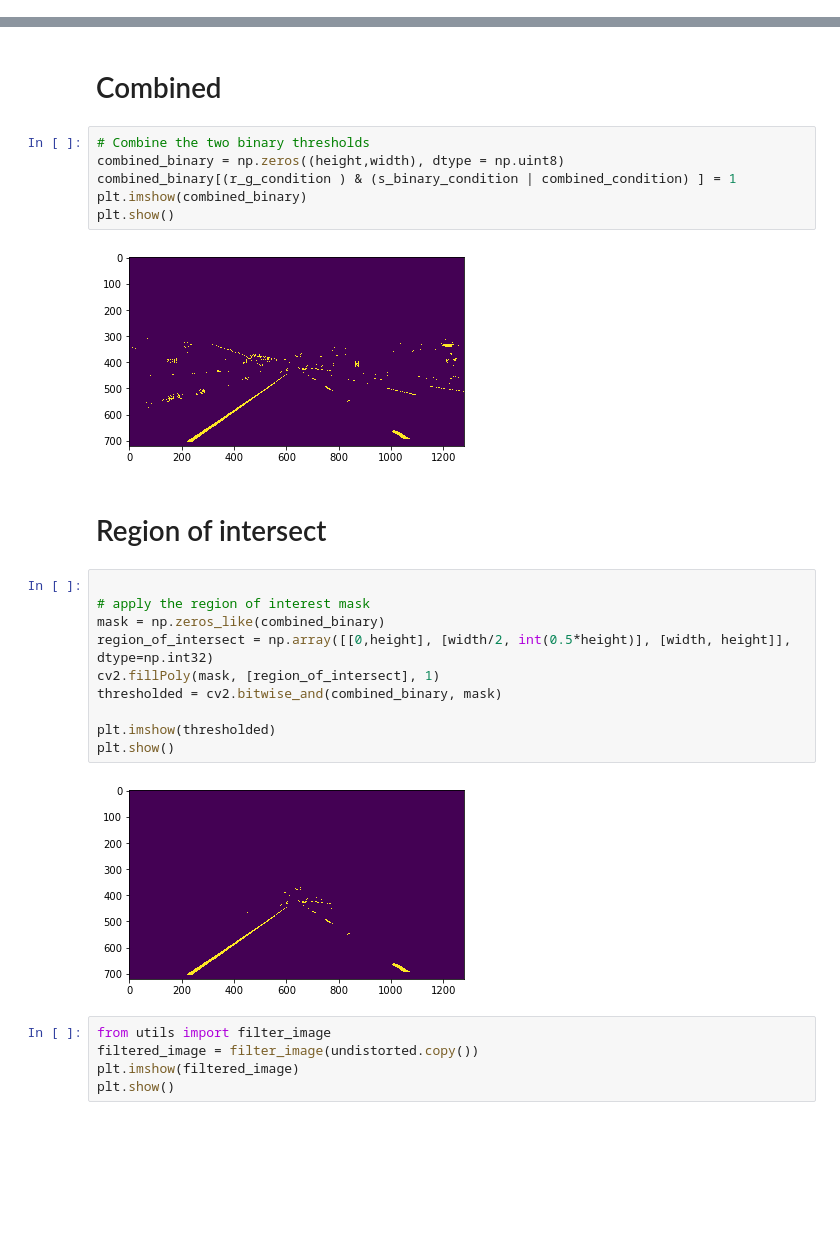
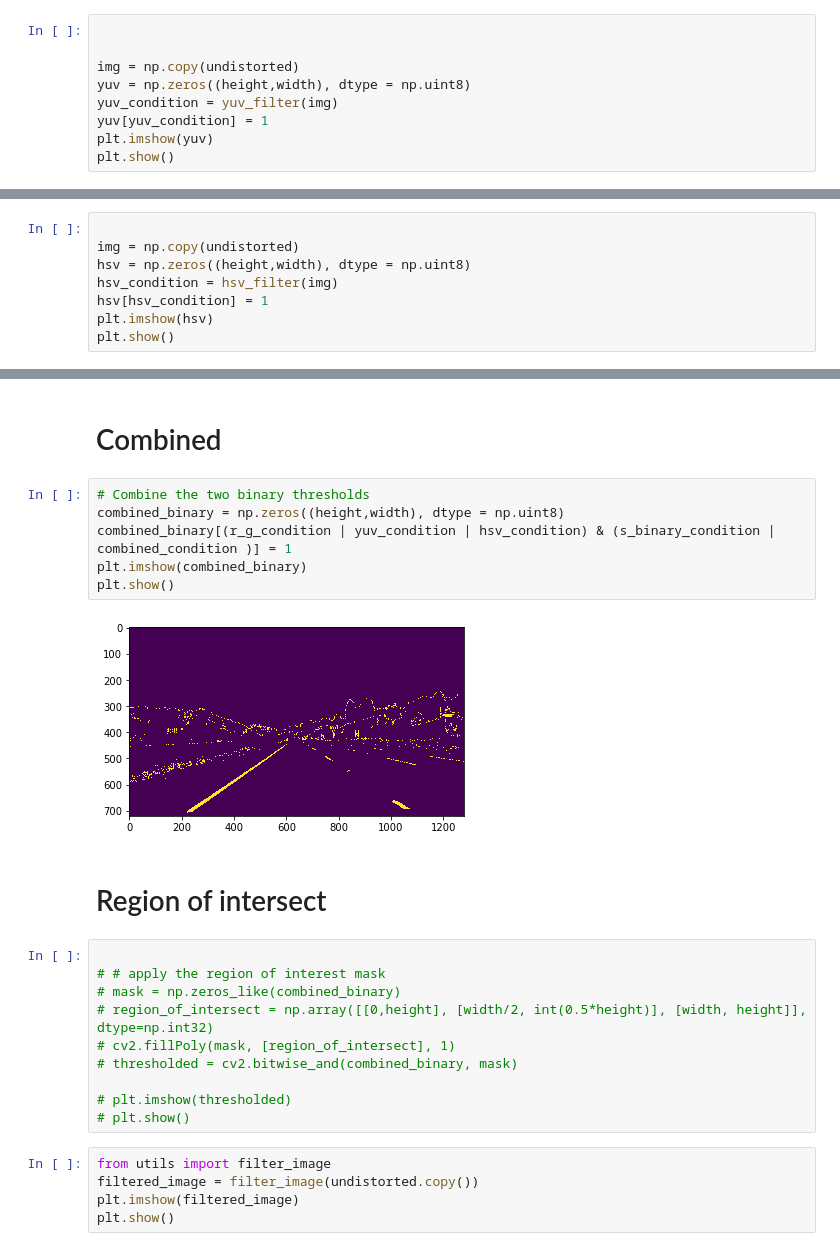
Before and after one commit to kirilcvetkov92/Advanced-Lane-Detection, a Jupyter notebook: Notebook.ipynb, the cells around one changed output, grey strips where cells are left out. Cells and saved outputs as stored; diff of their text form; blank space fills up the shorter version.

```diff
--- a/Notebook.ipynb
+++ b/Notebook.ipynb
@@ -73,0 +83,9 @@ plt.show()
+# %%
+
+
+img = np.copy(undistorted)
+yuv = np.zeros((height,width), dtype = np.uint8)
+yuv_condition = yuv_filter(img)
+yuv[yuv_condition] = 1
+plt.imshow(yuv)
+plt.show()
@@ -73,0 +96,8 @@ plt.show()
+# %%
+
+img = np.copy(undistorted)
+hsv = np.zeros((height,width), dtype = np.uint8)
+hsv_condition = hsv_filter(img)
+hsv[hsv_condition] = 1
+plt.imshow(hsv)
+plt.show()
@@ -76,25 +108,23 @@ plt.show()
 # %%
 # Combine the two binary thresholds
 combined_binary = np.zeros((height,width), dtype = np.uint8)
-combined_binary[(r_g_condition ) & (s_binary_condition | combined_condition) ] = 1
+combined_binary[(r_g_condition | yuv_condition | hsv_condition) & (s_binary_condition | combined_condition )] = 1
 plt.imshow(combined_binary)
 plt.show()
 # %% [output]
-[figure, old version]
+[figure, new version]
 # %% [markdown]
 # Region of intersect
 # %%
 
-# apply the region of interest mask
-mask = np.zeros_like(combined_binary)
-region_of_intersect = np.array([[0,height], [width/2, int(0.5*height)], [width, height]], dtype=np.int32)
-cv2.fillPoly(mask, [region_of_intersect], 1)
-thresholded = cv2.bitwise_and(combined_binary, mask)
+# # apply the region of interest mask
+# mask = np.zeros_like(combined_binary)
+# region_of_intersect = np.array([[0,height], [width/2, int(0.5*height)], [width, height]], dtype=np.int32)
+# cv2.fillPoly(mask, [region_of_intersect], 1)
+# thresholded = cv2.bitwise_and(combined_binary, mask)
 
-plt.imshow(thresholded)
-plt.show()
+# plt.imshow(thresholded)
+# plt.show()
-# %% [output]
-[figure, removed]
 # %%
 from utils import filter_image
 filtered_image = filter_image(undistorted.copy())
```
Also changed, not shown: parts of 17 cells of this notebook, 1 other file.
